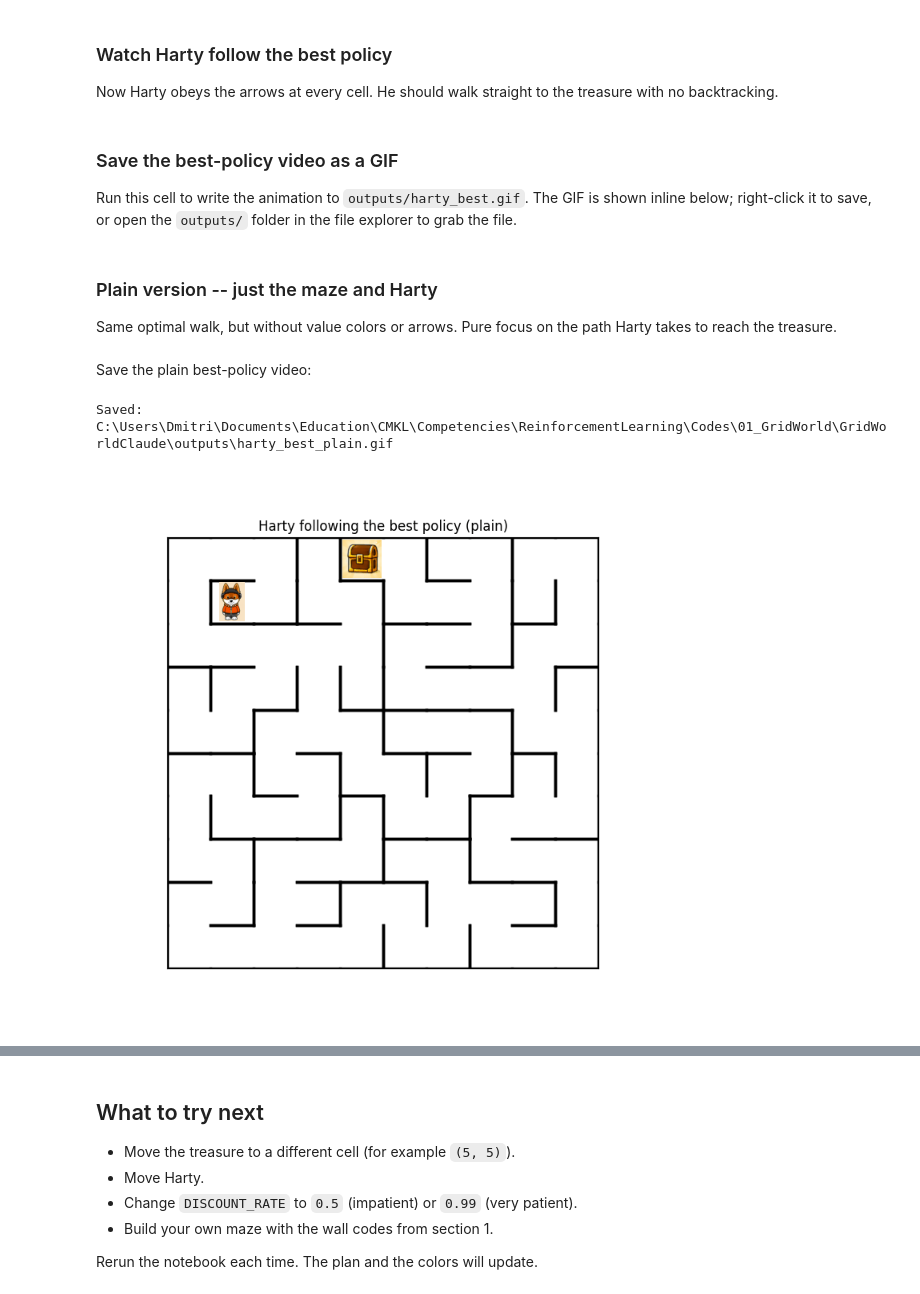
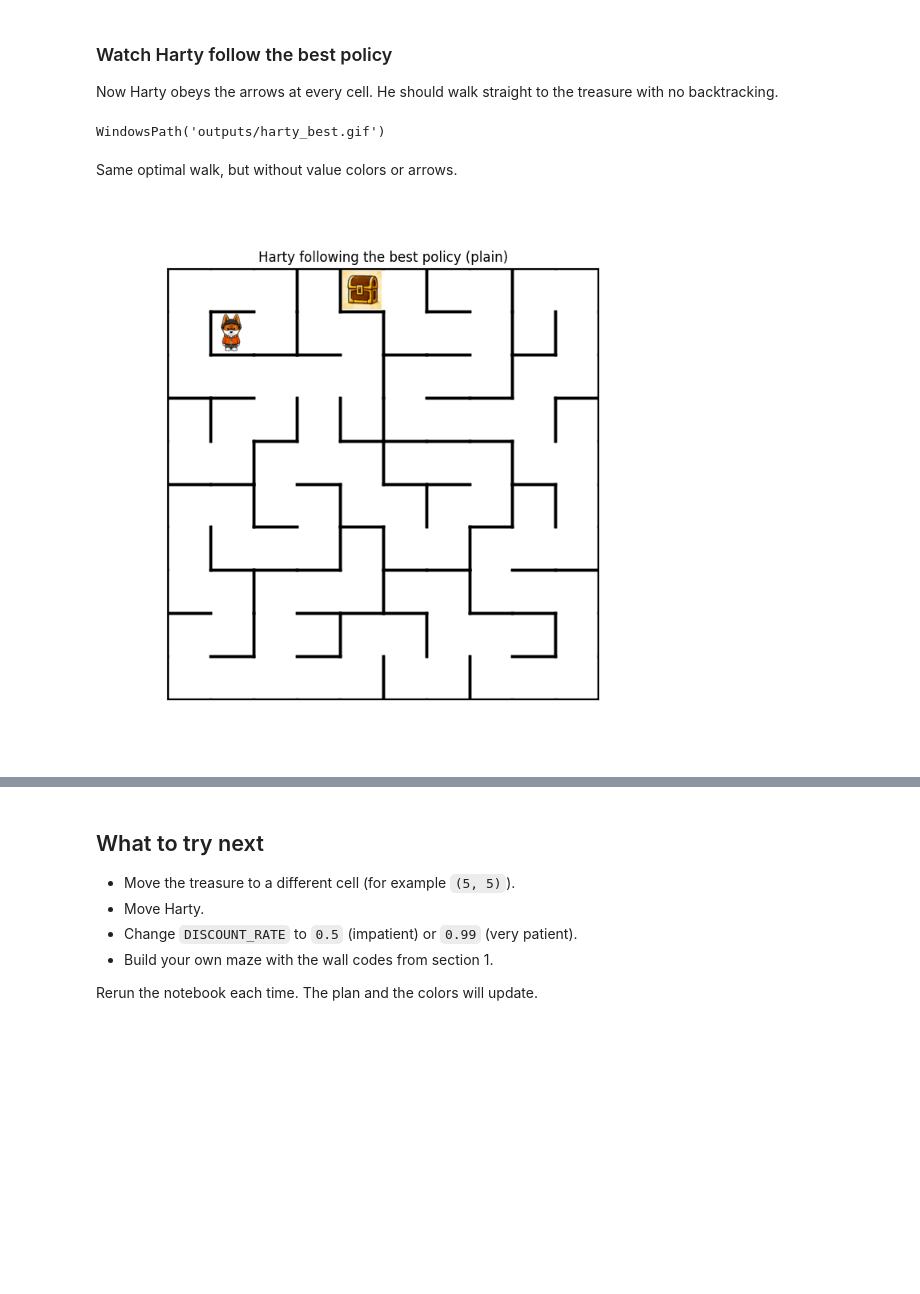
Before and after one commit to IrvingGomez/HartyMaze_ReinforcementLearning, a Jupyter notebook: HartyMazeSolver.ipynb, the cells around one changed output, grey strips where cells are left out. Drawn from its saved outputs; the diff is of its cells as text; code cells hidden in the pictures; blank space fills up the shorter version.

```diff
--- a/HartyMazeSolver.ipynb
+++ b/HartyMazeSolver.ipynb
@@ -192,10 +179,8 @@ anim_best = animate_path(
     policy=policy,
     title='Harty following the best policy',
 )
-#HTML(anim_best.to_jshtml())
+#HTML(anim_best.to_jshtml()) # To see directly in the Notebook
+
+save_animation(anim_best, 'outputs/harty_best.gif', fps=2)
+# %% [output]
+WindowsPath('outputs/harty_best.gif')
-# %% [markdown]
-### Save the best-policy video as a GIF
-
-Run this cell to write the animation to `outputs/harty_best.gif`. The GIF
-is shown inline below; right-click it to save, or open the `outputs/` folder
-in the file explorer to grab the file.
@@ -206,20 +187,13 @@ in the file explorer to grab the file.
 # %% [markdown]
-### Plain version -- just the maze and Harty
-
-Same optimal walk, but without value colors or arrows. Pure focus on the
-path Harty takes to reach the treasure.
+Same optimal walk, but without value colors or arrows.
 # %%
 anim_best_plain = animate_path(
     best_path, TREASURE, MAZE,
     title='Harty following the best policy (plain)',
 )
-#HTML(anim_best_plain.to_jshtml())
+#HTML(anim_best_plain.to_jshtml()) # To see directly in the Notebook
+
+saved = save_animation(anim_best_plain, 'outputs/harty_best_plain.gif', fps=3)
+Image(filename=str(saved))
+# %% [output]
+[figure, added]
-# %% [markdown]
-Save the plain best-policy video:
-# %%
-saved = save_animation(anim_best_plain, 'outputs/harty_best_plain.gif', fps=2)
-print(f'Saved: {saved.resolve()}')
-Image(filename=str(saved))
-# %% [output]
-Saved: C:\Users\Dmitri\Documents\Education\CMKL\Competencies\ReinforcementLearning\Codes\01_GridWorld\GridWorldClaude\outputs\harty_best_plain.gif
-[figure, removed]
```
Also changed, not shown: parts of 13 cells of this notebook, 10 other files.
